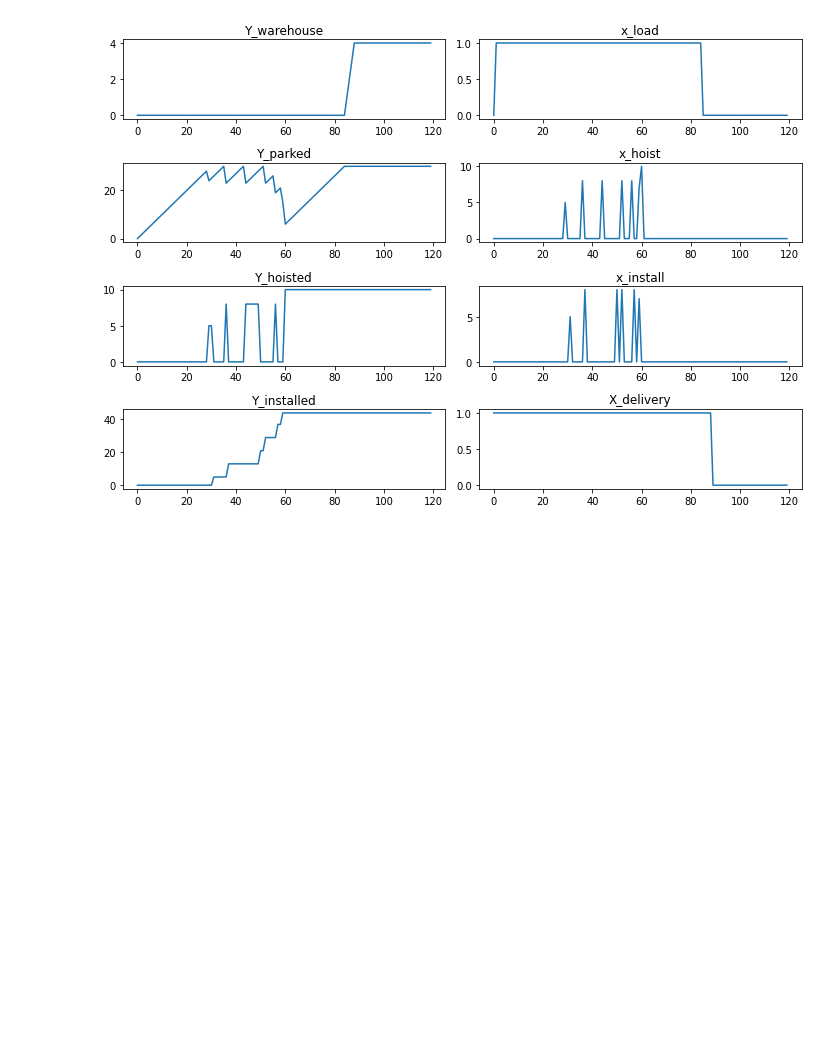
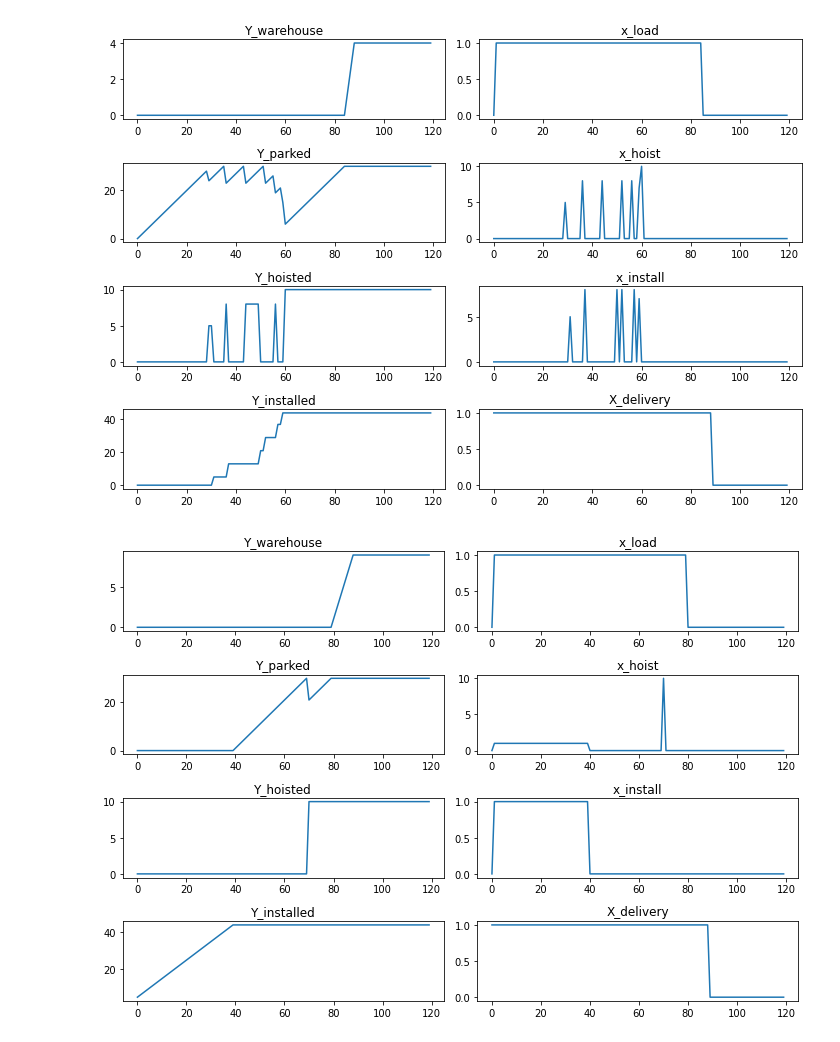
Before and after one commit to aligorjis/pbu, a Jupyter notebook: 1.ipynb, the cells around one changed output. Drawn from its saved outputs; the diff is of its cells as text; code cells hidden in the pictures; blank space fills up the shorter version.

```diff
--- a/1.ipynb
+++ b/1.ipynb
@@ -222,3 +223,32 @@ ax[3, 1].set_title("X_delivery")
 fig.tight_layout()
 # %% [output]
 [figure]
+# %%
+fig, ax = plt.subplots(4, 2 ,figsize= (10,7) )
+
+ax[0,0].plot(Y_warehouse_solution)
+ax[0, 0].set_title("Y_warehouse")
+
+ax[0,1].plot(x_load_solution)
+ax[0,1].set_title("x_load")
+
+ax[1,0].plot(Y_parked_solution)
+ax[1, 0].set_title("Y_parked")
+
+ax[1,1].plot(x_hoist_solution)
+ax[1, 1].set_title("x_hoist")
+
+ax[2,0].plot(Y_hoisted_solution)
+ax[2, 0].set_title("Y_hoisted")
+
+ax[2,1].plot(x_install_solution)
+ax[2, 1].set_title("x_install")
+
+ax[3,0].plot(Y_installed_solution)
+ax[3, 0].set_title("Y_installed")
+
+ax[3,1].plot(delivery["shipment"].values)
+ax[3, 1].set_title("X_delivery")
+fig.tight_layout()
+# %% [output]
+[figure, added]
```
Also changed, not shown: parts of 2 cells of this notebook.
